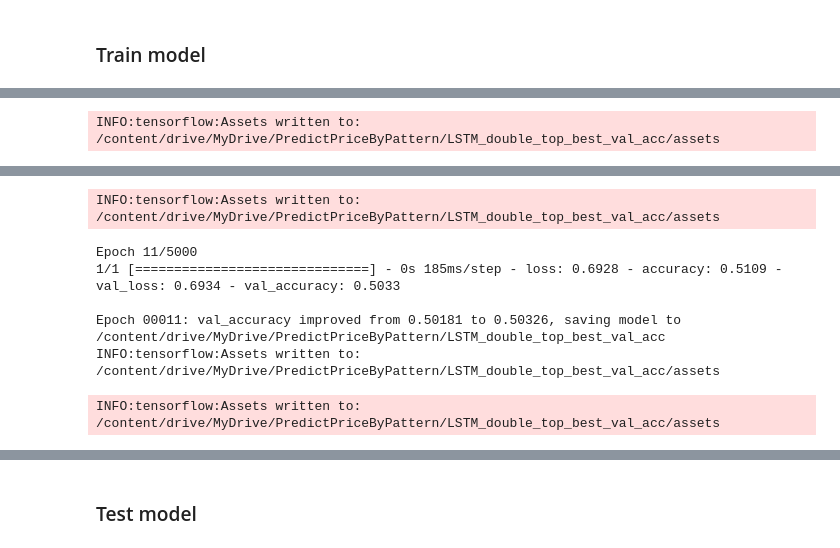
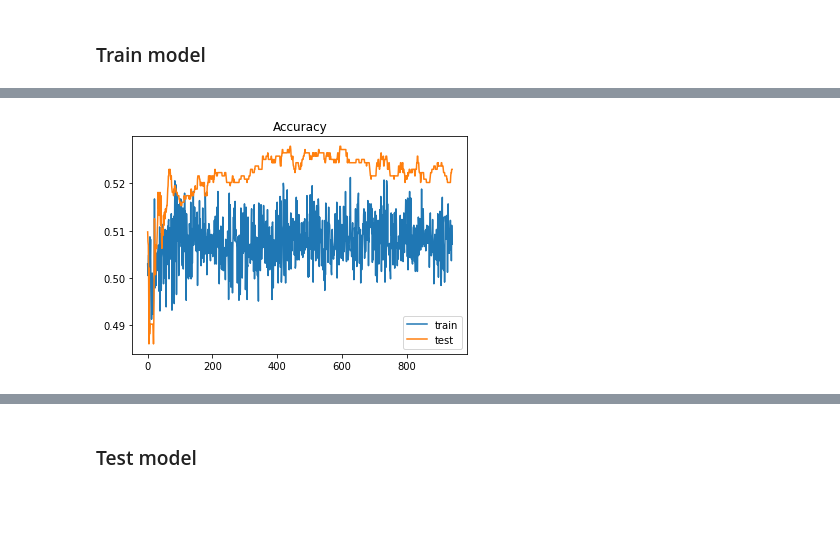
Before and after one commit to romqn1999/Predict-price-after-pattern, a Jupyter notebook: Classify_price_after_pattern.ipynb, the cells around one changed output, grey strips where cells are left out. Drawn from its saved outputs; the diff is of its cells as text; code cells hidden in the pictures; blank space fills up the shorter version.

```diff
--- a/Classify_price_after_pattern.ipynb
+++ b/Classify_price_after_pattern.ipynb
@@ -239,8 +475,8 @@ Stats y_train_scaled_categorical: DescribeResult(nobs=5520, minmax=(array([0., 0
 ### Build model
 # %%
 #@title Build & fit model
-lstm_units =  128#@param {type:"integer"}
-dropout_prob = 0.2 #@param {type:"number"}
+lstm_units = 10 #@param {type:"integer"}
+dropout_prob = 0.1 #@param {type:"number"}
 epochs = 5000 #@param {type:"integer"}
 batch_size = 32768 #@param {type:"integer"}
 lr = 0.001 #@param {type:"number"}
@@ -259,6 +495,8 @@ def train_lstm(X_train, y_train, X_test, y_test, lstm_units=50, dropout_prob=0.5
     model.add(LSTM(units=lstm_units,
                    # return_sequences=True,
                    input_shape=(X_train.shape[1], X_train.shape[2]),
+                #    batch_input_shape=(batch_size, X_train.shape[1], X_train.shape[2]),
+                #    stateful=True,
                    activation='relu'))
     model.add(Dropout(dropout_prob))
     # # Adding a second LSTM layer and some Dropout regularisation
@@ -274,26 +512,63 @@ def train_lstm(X_train, y_train, X_test, y_test, lstm_units=50, dropout_prob=0.5
     # model.add(Dropout(dropout_prob))
     # Adding the output layer
     # model.add(Dense(units=1))
-    model.add(Dense(32, activation='relu'))
+    # model.add(Dense(32, activation='relu'))
     # model.add(Dense(n_classes, activation='softmax'))
-    model.add(Dense(n_classes))
-    if n_classes == 2:
-        model.add(Activation('sigmoid'))
+    # model.add(Dense(n_classes))
+    if n_classes == 1:
+        # model.add(Activation('sigmoid'))
+        model.add(Dense(n_classes, activation='sigmoid'))
     else:
-        model.add(Activation('softmax'))
+        # model.add(Activation('softmax'))
+        model.add(Dense(n_classes, activation='softmax'))
+
+    # def make_model(input_shape):
+    #     input_layer = keras.layers.Input(input_shape)
+
+    #     conv1 = keras.layers.Conv1D(filters=64, kernel_size=3, padding="same")(input_layer)
+    #     conv1 = keras.layers.BatchNormalization()(conv1)
+    #     conv1 = keras.layers.ReLU()(conv1)
+
+    #     conv2 = keras.layers.Conv1D(filters=64, kernel_size=3, padding="same")(conv1)
+    #     conv2 = keras.layers.BatchNormalization()(conv2)
+    #     conv2 = keras.layers.ReLU()(conv2)
+
+    #     conv3 = keras.layers.Conv1D(filters=64, kernel_size=3, padding="same")(conv2)
+    #     conv3 = keras.layers.BatchNormalization()(conv3)
+    #     conv3 = keras.layers.ReLU()(conv3)
+
+    #     gap = keras.layers.GlobalAveragePooling1D()(conv3)
+
+    #     output_layer = keras.layers.Dense(n_classes, activation="softmax")(gap)
+
+    #     return keras.models.Model(inputs=input_layer, outputs=output_layer)
+
+    # model = make_model(input_shape=X_train.shape[1:])
 
     # Adam optimizer
     opt = Adam(learning_rate=lr)
+    # opt = SGD(learning_rate=lr, clipvalue=0.5)
 
-    checkpoint = ModelCheckpoint("/content/drive/MyDrive/PredictPriceByPattern/LSTM_double_top_best_val_acc",
-                                 monitor='val_accuracy', verbose=2,
-                                 save_best_only=True, mode='auto')
+    # checkpoint = ModelCheckpoint("/content/drive/MyDrive/PredictPriceByPattern/LSTM_double_top_best_val_acc",
+    #                              monitor='val_accuracy', verbose=2,
+    #                              save_best_only=True, mode='auto')
+    callbacks = [
+        keras.callbacks.ModelCheckpoint(
+            "/content/drive/MyDrive/PredictPriceByPattern/LSTM_double_top_best_val_acc",
+            save_best_only=True,
+            monitor="val_accuracy"
+        ),
+        keras.callbacks.ReduceLROnPlateau(
+            monitor="val_accuracy", factor=0.5, patience=20, min_lr=0.0001
+        ),
+        keras.callbacks.EarlyStopping(monitor="val_accuracy", patience=500, verbose=1),
+    ]
 
     # Compiling the RNN
     # model.compile(optimizer = opt, loss = 'mean_squared_error')
     # model.compile(optimizer = 'adam', loss = 'mean_squared_error')
     # model.compile(loss='categorical_crossentropy', optimizer='adam', metrics=['accuracy'])
-    if n_classes == 2:
+    if n_classes == 1:
         model.compile(loss='binary_crossentropy', optimizer=opt, metrics=['accuracy'])
     else:
         model.compile(loss='categorical_crossentropy', optimizer=opt, metrics=['accuracy'])
@@ -304,7 +579,7 @@ def train_lstm(X_train, y_train, X_test, y_test, lstm_units=50, dropout_prob=0.5
                         validation_data=(X_test, y_test),
                         shuffle=False,
                         epochs=epochs, batch_size=batch_size,
-                        callbacks=[checkpoint])
+                        callbacks=callbacks)
 
     # evaluate the model
     _, train_acc = model.evaluate(X_train, y_train)
@@ -317,6 +592,14 @@ def train_lstm(X_train, y_train, X_test, y_test, lstm_units=50, dropout_prob=0.5
     plt.legend()
     plt.show()
 
+    # for i in range(epochs):
+    #     model.fit(X_train, y_train,
+    #               validation_data=(X_test, y_test),
+    #               shuffle=False,
+    #               epochs=1, batch_size=batch_size,
+    #               callbacks=callbacks)
+    #     model.reset_states()
+
     return model
 
 # model = train_lstm(X_train, y_train_categorical,
@@ -332,0 +632 @@ WARNING:tensorflow:Layer lstm_13 will not use cuDNN kernels since it doesn't mee
+[figure, added]
@@ -351 +633,0 @@ INFO:tensorflow:Assets written to: /content/drive/MyDrive/PredictPriceByPattern/
-INFO:tensorflow:Assets written to: /content/drive/MyDrive/PredictPriceByPattern/LSTM_double_top_best_val_acc/assets
@@ -369,7 +633,0 @@ INFO:tensorflow:Assets written to: /content/drive/MyDrive/PredictPriceByPattern/
-INFO:tensorflow:Assets written to: /content/drive/MyDrive/PredictPriceByPattern/LSTM_double_top_best_val_acc/assets
-Epoch 11/5000
-1/1 [==============================] - 0s 185ms/step - loss: 0.6928 - accuracy: 0.5109 - val_loss: 0.6934 - val_accuracy: 0.5033
-
-Epoch 00011: val_accuracy improved from 0.50181 to 0.50326, saving model to /content/drive/MyDrive/PredictPriceByPattern/LSTM_double_top_best_val_acc
-INFO:tensorflow:Assets written to: /content/drive/MyDrive/PredictPriceByPattern/LSTM_double_top_best_val_acc/assets
-INFO:tensorflow:Assets written to: /content/drive/MyDrive/PredictPriceByPattern/LSTM_double_top_best_val_acc/assets
```
Also changed, not shown: parts of 20 cells of this notebook.
